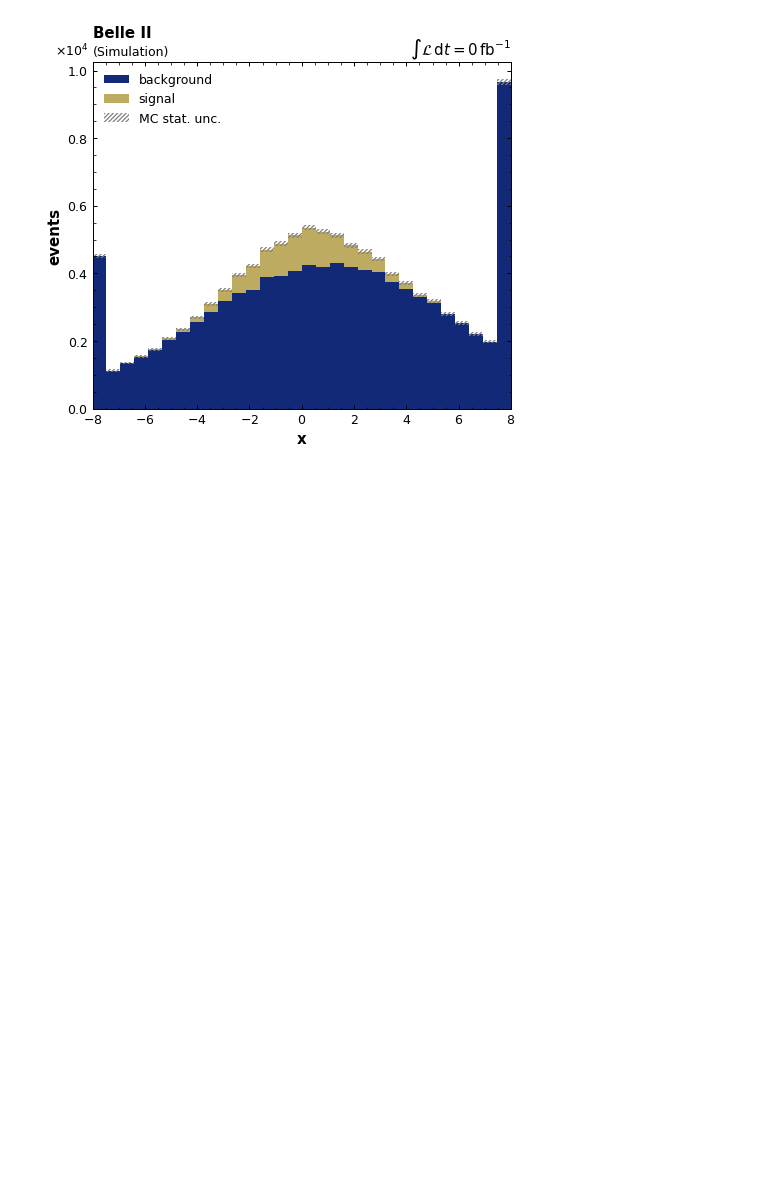
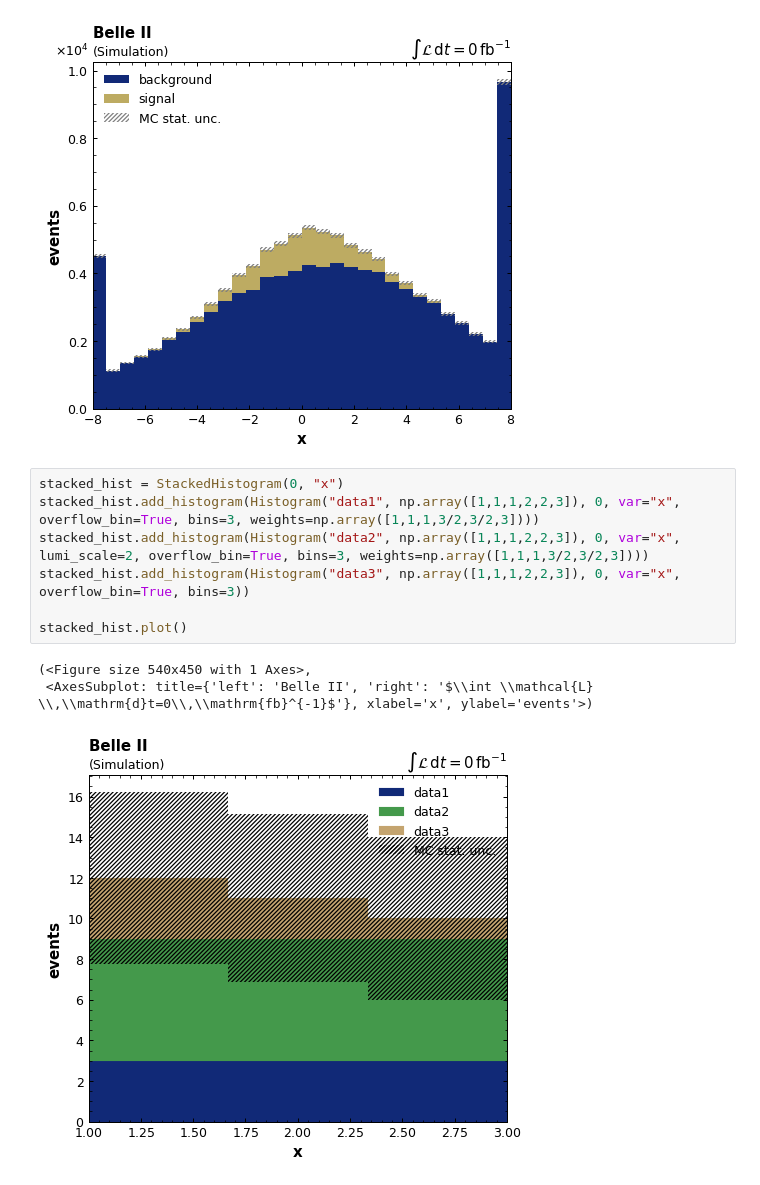
Before and after one commit to anselm-baur/b2analysis, a Jupyter notebook: examples/stacked_histogram.ipynb, the cells around one changed output. Drawn from its saved outputs; the diff is of its cells as text; blank space fills up the shorter version.

```diff
--- a/examples/stacked_histogram.ipynb
+++ b/examples/stacked_histogram.ipynb
@@ -17,3 +19,14 @@ stacked_hist.plot()
 (<Figure size 540x450 with 1 Axes>,
  <AxesSubplot: title={'left': 'Belle II', 'right': '$\\int \\mathcal{L} \\,\\mathrm{d}t=0\\,\\mathrm{fb}^{-1}$'}, xlabel='x', ylabel='events'>)
 [figure]
+# %%
+stacked_hist = StackedHistogram(0, "x")
+stacked_hist.add_histogram(Histogram("data1", np.array([1,1,1,2,2,3]), 0, var="x", overflow_bin=True, bins=3, weights=np.array([1,1,1,3/2,3/2,3])))
+stacked_hist.add_histogram(Histogram("data2", np.array([1,1,1,2,2,3]), 0, var="x", lumi_scale=2, overflow_bin=True, bins=3, weights=np.array([1,1,1,3/2,3/2,3])))
+stacked_hist.add_histogram(Histogram("data3", np.array([1,1,1,2,2,3]), 0, var="x", overflow_bin=True, bins=3))
+
+stacked_hist.plot()
+# %% [output]
+(<Figure size 540x450 with 1 Axes>,
+ <AxesSubplot: title={'left': 'Belle II', 'right': '$\\int \\mathcal{L} \\,\\mathrm{d}t=0\\,\\mathrm{fb}^{-1}$'}, xlabel='x', ylabel='events'>)
+[figure, added]
```
Also changed, not shown: parts of 5 cells of this notebook, 4 other files.
